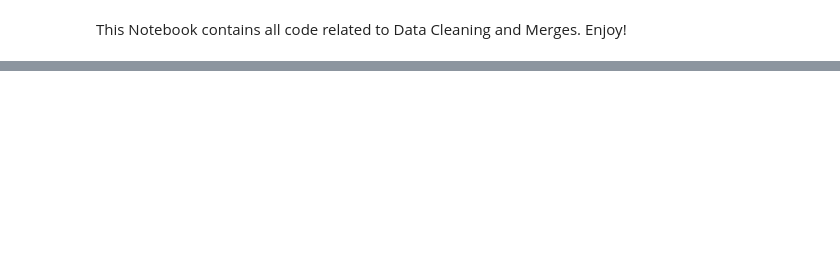
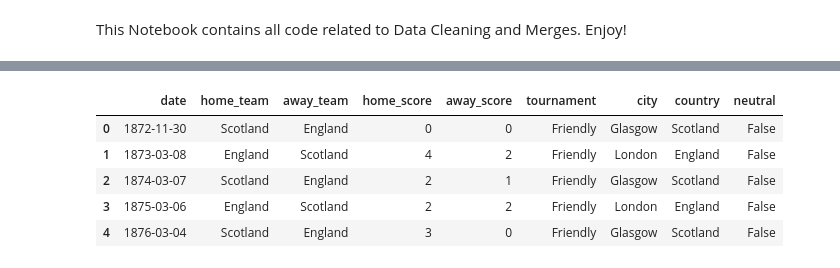
Before and after one commit to lamkin1/466-Project, a Jupyter notebook: Data_Cleaning.ipynb, the cells around one changed output, grey strips where cells are left out. Saved outputs shown, nothing was run; the diff lists cells and outputs as text; code cells hidden in the pictures; blank space fills up the shorter version.

```diff
--- a/Data_Cleaning.ipynb
+++ b/Data_Cleaning.ipynb
@@ -17,0 +33,9 @@ Successfully installed gapminder-0.1
+# %%
+df_results.head()
+# %% [output]
+|  | date | home_team | away_team | home_score | away_score | tournament | city | country | neutral |
+| 0 | 1872-11-30 | Scotland | England | 0 | 0 | Friendly | Glasgow | Scotland | False |
+| 1 | 1873-03-08 | England | Scotland | 4 | 2 | Friendly | London | England | False |
+| 2 | 1874-03-07 | Scotland | England | 2 | 1 | Friendly | Glasgow | Scotland | False |
+| 3 | 1875-03-06 | England | Scotland | 2 | 2 | Friendly | London | England | False |
+| 4 | 1876-03-04 | Scotland | England | 3 | 0 | Friendly | Glasgow | Scotland | False |
```
Also changed, not shown: parts of 10 cells of this notebook.
